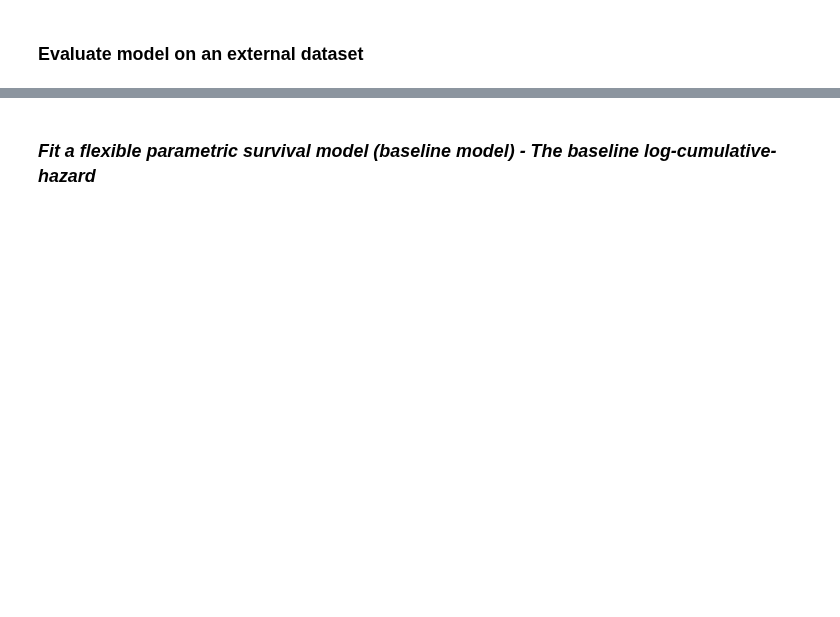
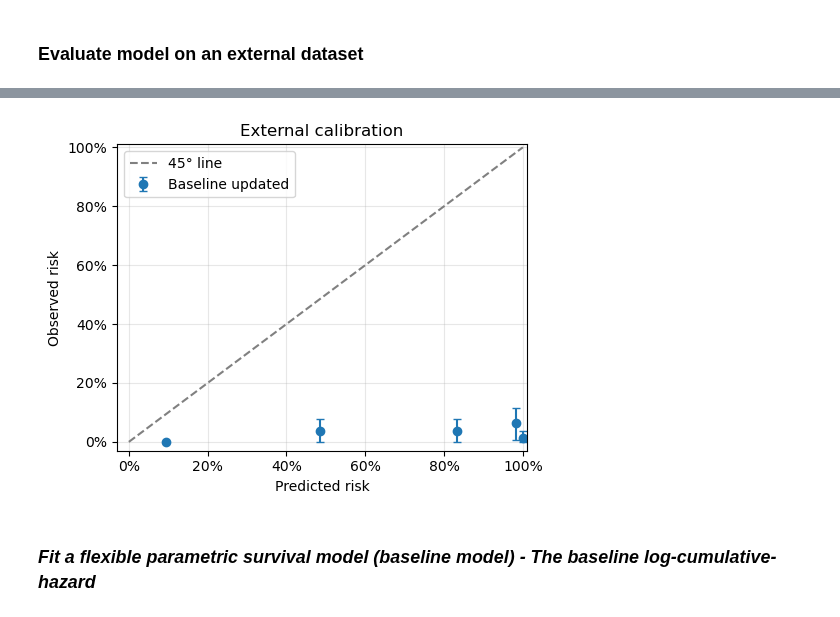
Before and after one commit to Uzoemeka/All_ALS_Data, a Jupyter notebook: 07.1_flexible_parametric_model_script_val_functionized.ipynb, the cells around one changed output, grey strips where cells are left out. Cells and saved outputs as stored; diff of their text form; code cells hidden in the pictures; blank space fills up the shorter version.

```diff
--- a/07.1_flexible_parametric_model_script_val_functionized.ipynb
+++ b/07.1_flexible_parametric_model_script_val_functionized.ipynb
@@ -2411,0 +2662,17 @@ t0_months
+# %%
+# shrinkage from development (use optimism-corrected slope)
+shrinkage = 1 / best_result["slope_corr"]   # e.g. 0.88
+
+ext_metrics = external_validate_stpm2(
+    model=model_final,
+    ext_df=miroli0,
+    vars_list=best_result["vars"],
+    spline_df=best_result["spline_df"],
+    t0_months=t0_months,
+    shrinkage=shrinkage,
+    n_bins=5
+)
+
+print(ext_metrics["cindex"], ext_metrics["slope"], ext_metrics["citl_A"])
+display(ext_metrics["calibration_table_A"])
+display(ext_metrics["calibration_table_B"])
@@ -2412,3 +2729,17 @@ t0_months
+# %%
+fig, ax = plt.subplots(figsize=(5,4))
+
+plot_calibration_table(cal_B, "External calibration", ax=ax)
+# ax.plot(cal_B["mean_pred"], cal_B["obs_km"], "o-", label="Baseline updated")
+
+# ax.legend(["45° line","Frozen baseline",  "Baseline updated"])
+ax.legend(["45° line",  "Baseline updated"])
+plt.tight_layout()
+plt.ylim(-0.03, 1.01)
+plt.xlim(-0.03, 1.01)
+plt.show()
+# %% [output]
+[figure, added]
 # %% [markdown]
 ### *Fit a flexible parametric survival model (baseline model) -  The baseline log-cumulative-hazard*
 # %%
```
Also changed, not shown: parts of 17 cells of this notebook, 19 other files.
